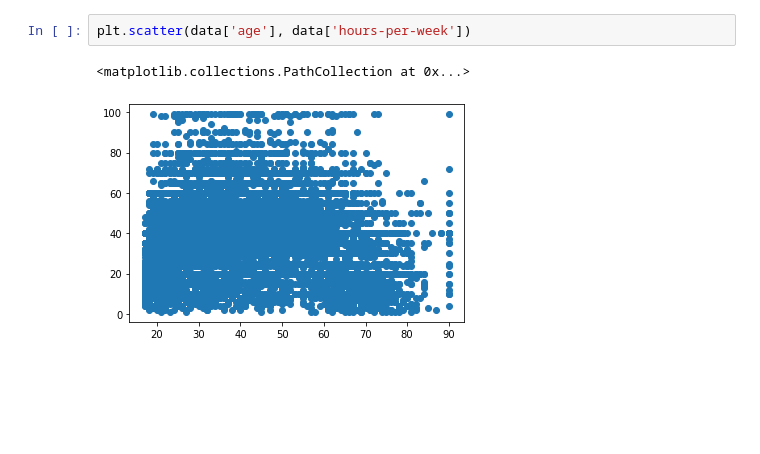
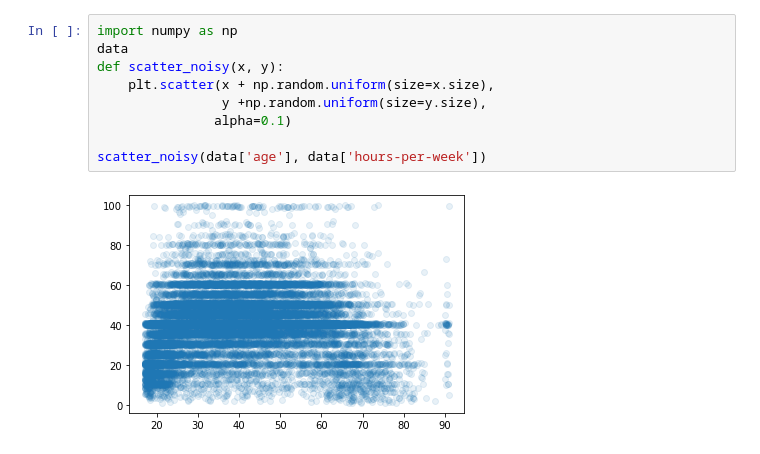
Before and after one commit to olethrosdc/digital-skills, a Jupyter notebook: src/scatterplots/basic-scatter.ipynb, the cells around one changed output. Cells and saved outputs as stored; diff of their text form; blank space fills up the shorter version.

```diff
--- a/src/scatterplots/basic-scatter.ipynb
+++ b/src/scatterplots/basic-scatter.ipynb
@@ -23,5 +25,11 @@ Index(['age', 'workclass', 'fnlgt', 'education', 'education-years',
 # %%
-plt.scatter(data['age'], data['hours-per-week'])
+import numpy as np
+data
+def scatter_noisy(x, y):
+    plt.scatter(x + np.random.uniform(size=x.size),
+                y +np.random.uniform(size=y.size),
+               alpha=0.1)
+
+scatter_noisy(data['age'], data['hours-per-week'])
 # %% [output]
-<matplotlib.collections.PathCollection at 0x...>
-[figure, old version]
+[figure, new version]
```
Also changed, not shown: parts of 4 cells of this notebook, 1 other file.
